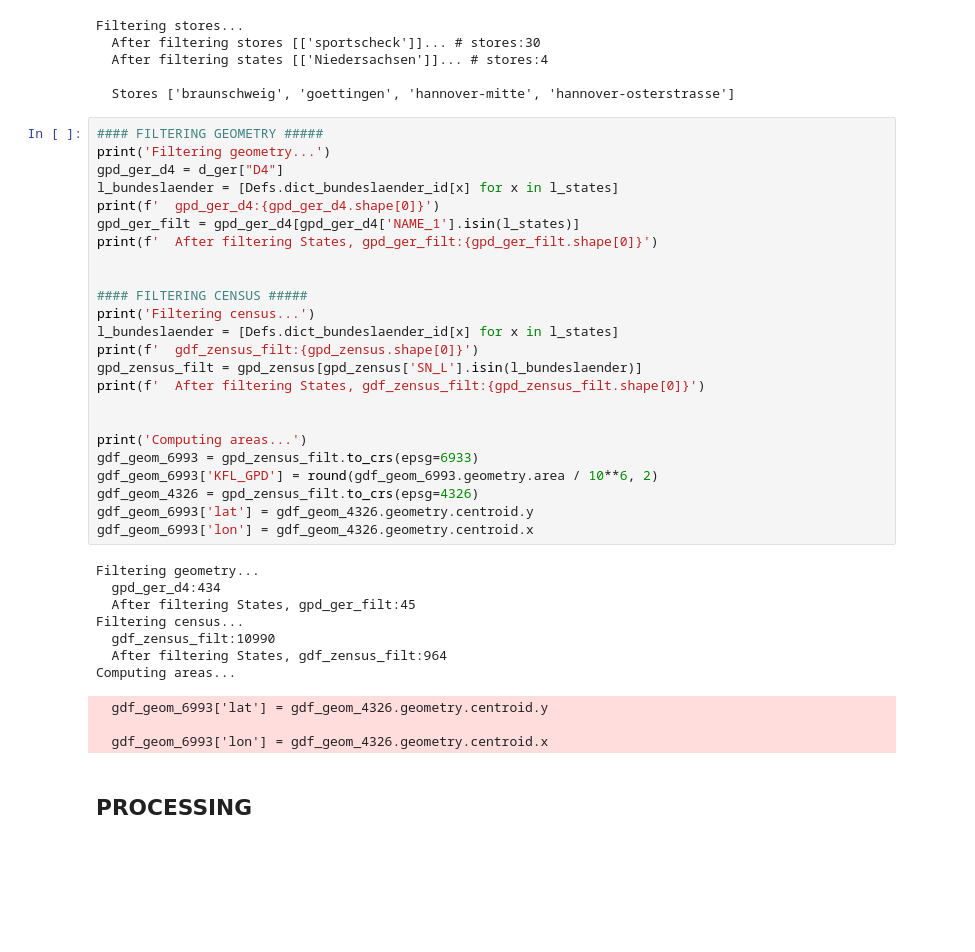
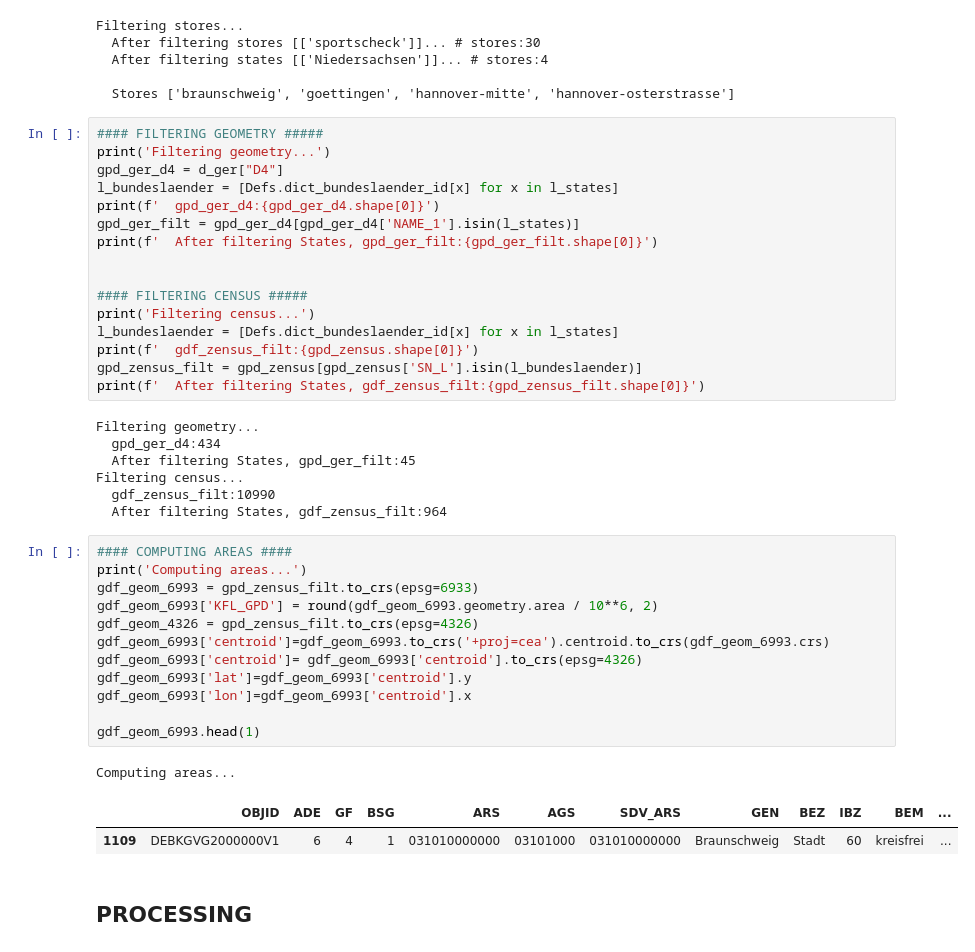
Before and after one commit to JErenci/ditto_v2, a Jupyter notebook: JupNB/gen_map_adm/extract_map_functions.ipynb, the cells around one changed output. Cells and saved outputs as stored; diff of their text form; blank space fills up the shorter version.

Commit message:
Fix centroid calculation using wrong CRS

```diff
--- a/JupNB/gen_map_adm/extract_map_functions.ipynb
+++ b/JupNB/gen_map_adm/extract_map_functions.ipynb
@@ -112,14 +112,6 @@ l_bundeslaender = [Defs.dict_bundeslaender_id[x] for x in l_states]
 print(f'  gdf_zensus_filt:{gpd_zensus.shape[0]}')
 gpd_zensus_filt = gpd_zensus[gpd_zensus['SN_L'].isin(l_bundeslaender)]
 print(f'  After filtering States, gdf_zensus_filt:{gpd_zensus_filt.shape[0]}')
-
-
-print('Computing areas...')
-gdf_geom_6993 = gpd_zensus_filt.to_crs(epsg=6933)
-gdf_geom_6993['KFL_GPD'] = round(gdf_geom_6993.geometry.area / 10**6, 2)
-gdf_geom_4326 = gpd_zensus_filt.to_crs(epsg=4326)
-gdf_geom_6993['lat'] = gdf_geom_4326.geometry.centroid.y
-gdf_geom_6993['lon'] = gdf_geom_4326.geometry.centroid.x
 # %% [output]
 Filtering geometry...
   gpd_ger_d4:434
@@ -127,10 +119,22 @@ Filtering geometry...
 Filtering census...
   gdf_zensus_filt:10990
   After filtering States, gdf_zensus_filt:964
-Computing areas...
-  gdf_geom_6993['lat'] = gdf_geom_4326.geometry.centroid.y
-
-  gdf_geom_6993['lon'] = gdf_geom_4326.geometry.centroid.x
+# %%
+#### COMPUTING AREAS ####
+print('Computing areas...')
+gdf_geom_6993 = gpd_zensus_filt.to_crs(epsg=6933)
+gdf_geom_6993['KFL_GPD'] = round(gdf_geom_6993.geometry.area / 10**6, 2)
+gdf_geom_4326 = gpd_zensus_filt.to_crs(epsg=4326)
+gdf_geom_6993['centroid']=gdf_geom_6993.to_crs('+proj=cea').centroid.to_crs(gdf_geom_6993.crs)
+gdf_geom_6993['centroid']= gdf_geom_6993['centroid'].to_crs(epsg=4326)
+gdf_geom_6993['lat']=gdf_geom_6993['centroid'].y
+gdf_geom_6993['lon']=gdf_geom_6993['centroid'].x
+
+gdf_geom_6993.head(1)
+# %% [output]
+Computing areas...
+|  | OBJID | ADE | GF | BSG | ARS | AGS | SDV_ARS | GEN | BEZ | IBZ | BEM | ... |
+| 1109 | DEBKGVG2000000V1 | 6 | 4 | 1 | 031010000000 | 03101000 | 031010000000 | Braunschweig | Stadt | 60 | kreisfrei | ... |
 # %% [markdown]
 ## PROCESSING
 # %% [markdown]
```
Also changed, not shown: parts of 2 cells of this notebook.
